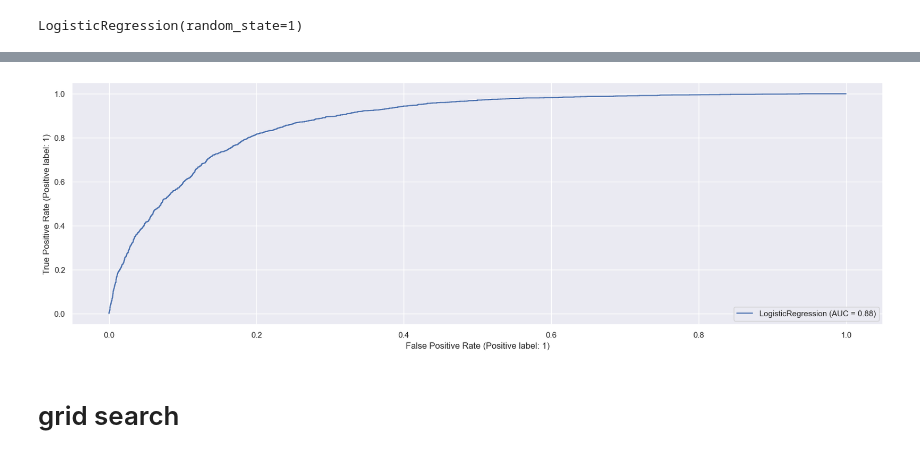
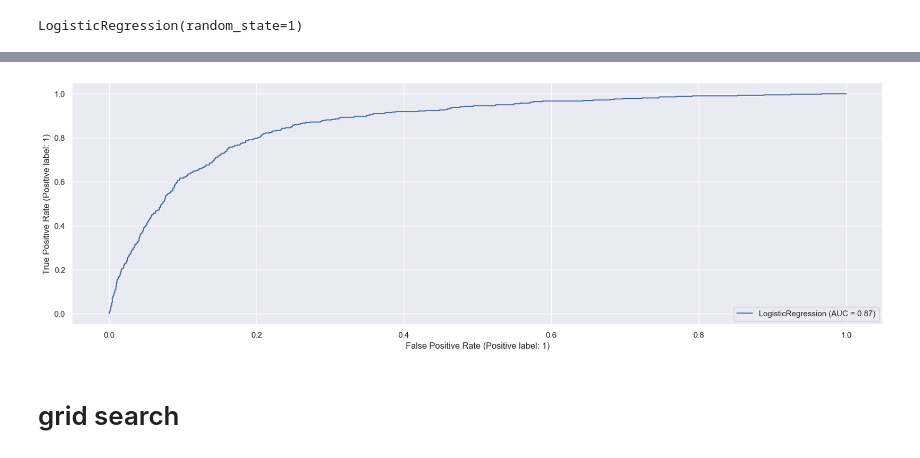
Before and after one commit to subratam1996/Classification, a Jupyter notebook: term_deposit.py.ipynb, the cells around one changed output, grey strips where cells are left out. Cells and saved outputs as stored; diff of their text form; code cells hidden in the pictures.

```diff
--- a/term_deposit.py.ipynb
+++ b/term_deposit.py.ipynb
@@ -978,4 +894,4 @@ Test data shape (12082, 10) (12082,)
 # %%
-dtree = DecisionTreeClassifier(max_depth = 6)
-dtree.fit(x_train,y_train)
+dtree = DecisionTreeClassifier()
+dtree.fit(X_train_upsampled,y_train_upsampled)
 # %% [output]
@@ -1015,0 +953,4 @@ plt.show()
+# %%
+dt1 = DecisionTreeClassifier(max_depth = 6, min_samples_leaf = 2,min_samples_split = 2)
+# %%
+dt1.fit(X_train_upsampled, y_train_upsampled)
@@ -1018,7 +989,7 @@ plt.show()
 # %%
 from sklearn.linear_model import LogisticRegression
 logmodel = LogisticRegression(random_state=1)
-logmodel.fit(x_train,y_train)
+logmodel.fit(X_train_upsampled,y_train_upsampled)
 # %% [output]
 LogisticRegression(random_state=1)
 # %%
@@ -1047,8 +1018,8 @@ results
 # %%
 import matplotlib.pyplot as plt
 from sklearn import metrics
-metrics.plot_roc_curve(logmodel, x_test, y_test)
+metrics.plot_roc_curve(logmodel, X_test, y_test)
 plt.show()
 # %% [output]
-[figure, old version]
+[figure, new version]
 # %% [markdown]
```
Also changed, not shown: parts of 64 cells of this notebook.
